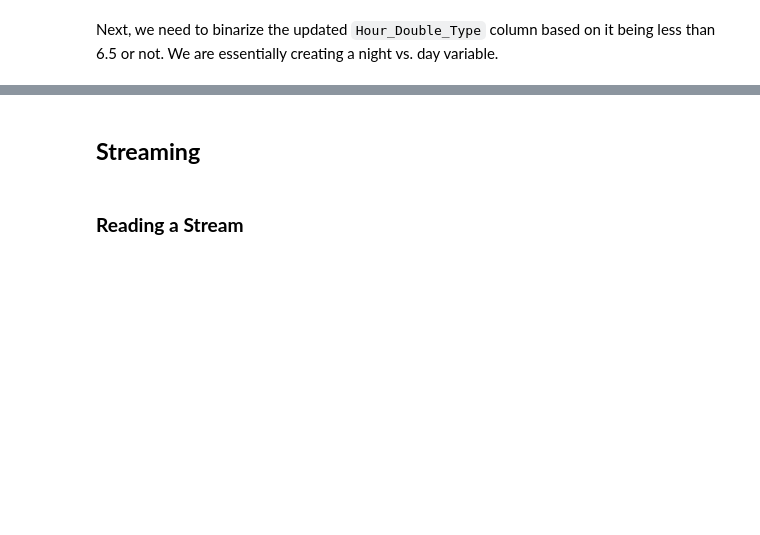
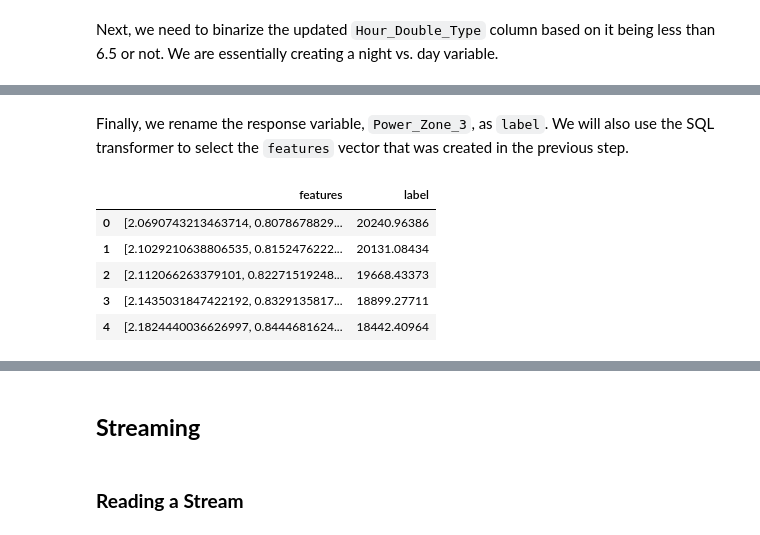
Before and after one commit to jlloring/ST-554_JLoring, a Jupyter notebook: Loring_FinalProject.ipynb, the cells around one changed output, grey strips where cells are left out. Saved outputs shown, nothing was run; the diff lists cells and outputs as text; code cells hidden in the pictures; blank space fills up the shorter version.

```diff
--- a/Loring_FinalProject.ipynb
+++ b/Loring_FinalProject.ipynb
@@ -113,9 +113,8 @@ Next, we need to binarize the updated `Hour_Double_Type` column based on it bein
 # %%
 binarize_hour = Binarizer(threshold = 6.5, inputCol = "Hour_Double_Type", outputCol = "Night_vs_Day")
 
-binarize_hour.transform(
-        cast_hour.transform(power_ML)
-).toPandas().head()
+tf_2 = binarize_hour.transform(tf_1)
+tf_2.toPandas().head()
 # %% [output]
 |  | Temperature | Humidity | Wind_Speed | General_Diffuse_Flows | Diffuse_Flows | Power_Zone_1 | Power_Zone_2 | ... |
 | 0 | 6.559 | 73.8 | 0.083 | 0.051 | 0.119 | 34055.69620 | 16128.87538 | ... |
@@ -159,22 +157,29 @@ assembler_PCA = VectorAssembler(
                 handleInvalid = "keep"
              )
 
+# update transformations
+tf_4 = assembler_PCA.transform(tf_3)
+
+# use StandardScaler() to standardize predictors
+scaler_PCA = StandardScaler(inputCol = "features_for_PCA", outputCol = "features_for_PCA_scaled",
+                            withStd = True, withMean = True)
+# fit scaler_PCA
+scaler_fit = scaler_PCA.fit(tf_4)
+
+# update transformations
+tf_5 = scaler_fit.transform(tf_4)
+
 # run PCA, using 2 PC's in the transformation
-PCA_func = PCA(k = 2, inputCol = "features_for_PCA", outputCol = "PCA_features")
+PCA_func = PCA(k = 2, inputCol = "features_for_PCA_scaled", outputCol = "PCA_features_scaled")
 
 # fit the PCA model
-PCA_model = PCA_func.fit(assembler_PCA.transform(power_ML))
+PCA_model = PCA_func.fit(tf_5)
+
+# update transformations
+tf_6 = PCA_model.transform(tf_5)
 
 # show updated transformations
-PCA_model.transform(
-    assembler_PCA.transform(
-            model_OHE.transform(
-                binarize_hour.transform(
-                    cast_hour.transform(power_ML)
-                )
-            )
-    )
-).toPandas().head()
+tf_6.toPandas().head()
 # %% [output]
 |  | Temperature | Humidity | Wind_Speed | General_Diffuse_Flows | Diffuse_Flows | Power_Zone_1 | Power_Zone_2 | ... |
 | 0 | 6.559 | 73.8 | 0.083 | 0.051 | 0.119 | 34055.69620 | 16128.87538 | ... |
@@ -243 +233,20 @@ assembler_features_full.transform(
+# %% [markdown]
+Finally, we rename the response variable, `Power_Zone_3`, as `label`. We will also use the SQL transformer to select the `features` vector that was created in the previous step.
+# %%
+label_and_features = SQLTransformer(
+    statement = """
+                SELECT features, Power_Zone_3 as label FROM __THIS__
+                """
+            )
+
+# update transformations
+tf_10 = label_and_features.transform(tf_9)
+tf_10.toPandas().head()
+# %% [output]
+|  | features | label |
+| 0 | [2.0690743213463714, 0.8078678829... | 20240.96386 |
+| 1 | [2.1029210638806535, 0.8152476222... | 20131.08434 |
+| 2 | [2.112066263379101, 0.82271519248... | 19668.43373 |
+| 3 | [2.1435031847422192, 0.8329135817... | 18899.27711 |
+| 4 | [2.1824440036626997, 0.8444681624... | 18442.40964 |
 # %% [markdown]
```
Also changed, not shown: parts of 20 cells of this notebook.
